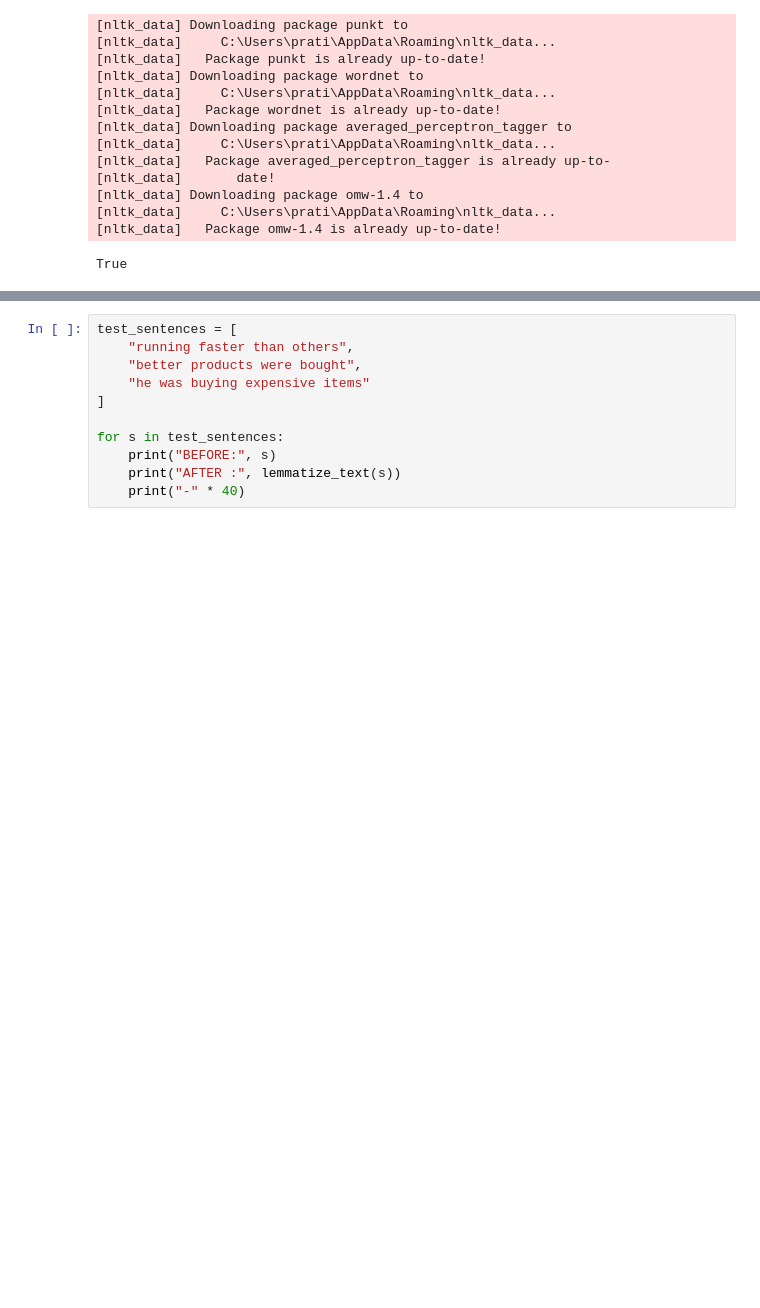
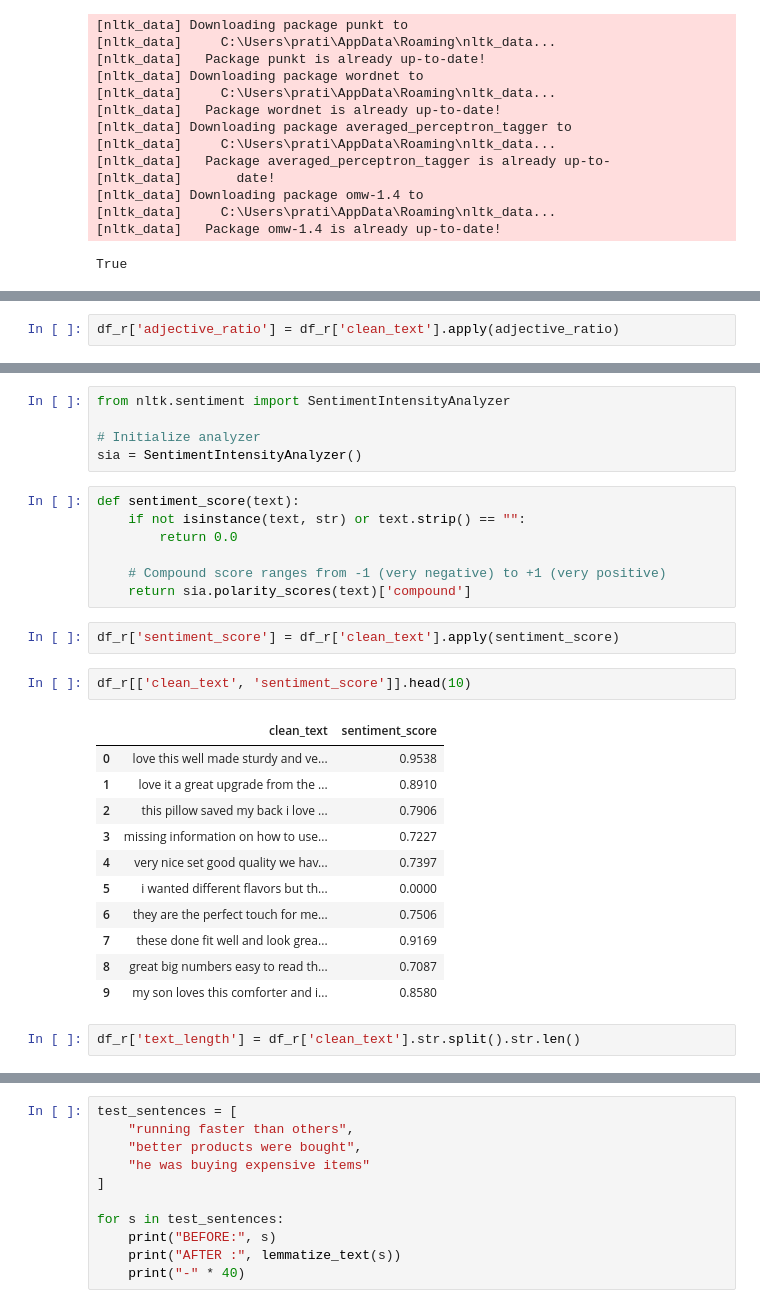
Before and after one commit to pratibhaa65/fake_review_detection, a Jupyter notebook: initial.ipynb, the cells around one changed output, grey strips where cells are left out. Drawn from its saved outputs; the diff is of its cells as text; blank space fills up the shorter version.

```diff
--- a/initial.ipynb
+++ b/initial.ipynb
@@ -326,0 +379,2 @@ True
+# %%
+df_r['adjective_ratio'] = df_r['clean_text'].apply(adjective_ratio)
@@ -326,0 +390,30 @@ True
+# %%
+from nltk.sentiment import SentimentIntensityAnalyzer
+
+# Initialize analyzer
+sia = SentimentIntensityAnalyzer()
+# %%
+def sentiment_score(text):
+    if not isinstance(text, str) or text.strip() == "":
+        return 0.0
+
+    # Compound score ranges from -1 (very negative) to +1 (very positive)
+    return sia.polarity_scores(text)['compound']
+# %%
+df_r['sentiment_score'] = df_r['clean_text'].apply(sentiment_score)
+# %%
+df_r[['clean_text', 'sentiment_score']].head(10)
+# %% [output]
+|  | clean_text | sentiment_score |
+| 0 | love this well made sturdy and ve... | 0.9538 |
+| 1 | love it a great upgrade from the ... | 0.8910 |
+| 2 | this pillow saved my back i love ... | 0.7906 |
+| 3 | missing information on how to use... | 0.7227 |
+| 4 | very nice set good quality we hav... | 0.7397 |
+| 5 | i wanted different flavors but th... | 0.0000 |
+| 6 | they are the perfect touch for me... | 0.7506 |
+| 7 | these done fit well and look grea... | 0.9169 |
+| 8 | great big numbers easy to read th... | 0.7087 |
+| 9 | my son loves this comforter and i... | 0.8580 |
+# %%
+df_r['text_length'] = df_r['clean_text'].str.split().str.len()
```
Also changed, not shown: parts of 28 cells of this notebook, 2 other files.
